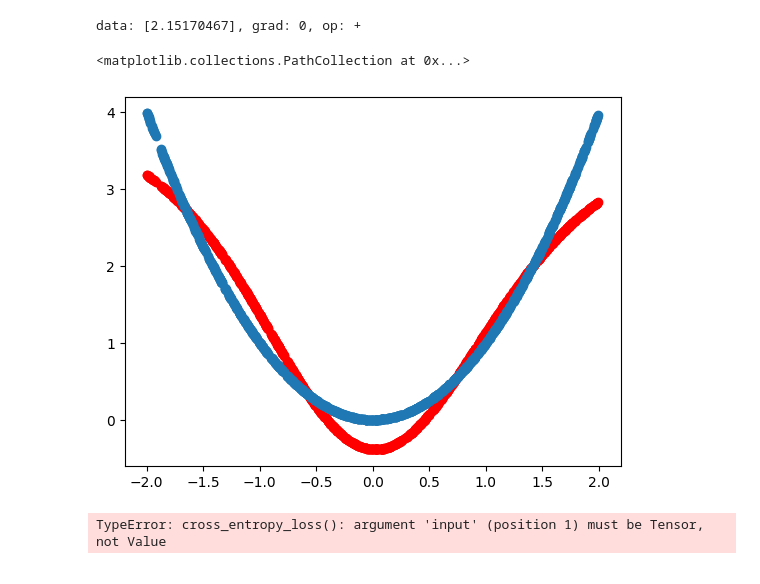
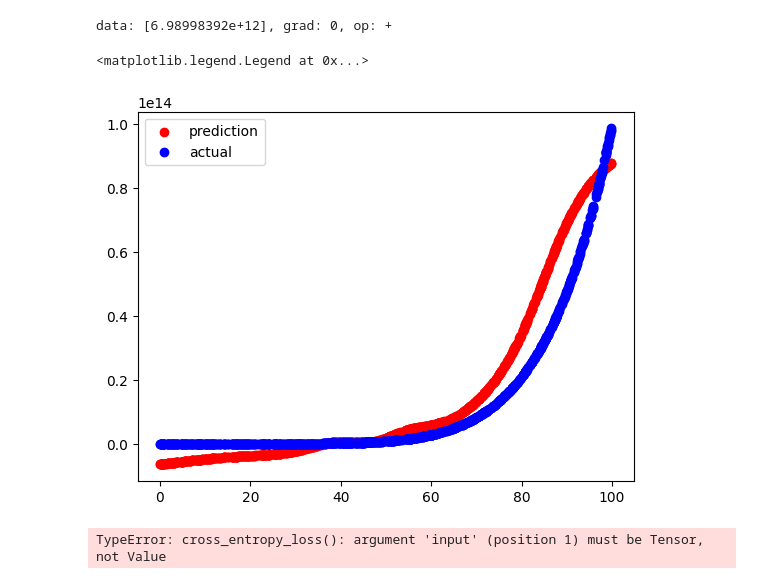
Before and after one commit to noahgsolomon/DeepStar, a Jupyter notebook: nn.ipynb, the cells around one changed output. Drawn from its saved outputs; the diff is of its cells as text; code cells hidden in the pictures.

```diff
--- a/nn.ipynb
+++ b/nn.ipynb
@@ -308,6 +308,7 @@ def draw_dot(root):
   return dot
 # %%
 l1 = Linear(1, 50)
-l2 = Linear(50, 1, nonlinear=False)
+l2 = Linear(50, 25)
+l3 = Linear(25, 1, nonlinear=False)
 
-model = Model([l1, l2])
+model = Model([l1, l2, l3])
@@ -317 +315,7 @@ Y = X**2
+# %%
+X = np.random.uniform(0, 100, 1000)
+Y = X**7+2*X**3
+
+X_norm = (X - np.mean(X)) / np.std(X)
+Y_norm = (Y - np.mean(Y)) / np.std(Y)
 # %%
@@ -335,14 +335,23 @@ draw_dot(loss)
-# %%
-out = model([1.5])
-out
-# %% [output]
-data: [2.15170467], grad: 0, op: +
+# %%
+input_value = 60
+normalized_input = (input_value - np.mean(X)) / np.std(X)
+
+# Making a prediction
+normalized_output = model([normalized_input])
+
+# Denormalizing the output
+denormalized_output = (normalized_output * np.std(Y)) + np.mean(Y)
+
+denormalized_output
+# %% [output]
+data: [6.98998392e+12], grad: 0, op: +
 # %%
-plt.scatter(X, np.array([model([x]).data for x in X]), c='r')
-plt.scatter(X, Y)
+plt.scatter(X, np.array([model([x]).data for x in X_norm]) * np.std(Y) + np.mean(Y), c='r', label='prediction')
+plt.scatter(X, Y, c='b', label='actual')
+plt.legend()
 # %% [output]
-<matplotlib.collections.PathCollection at 0x...>
+<matplotlib.legend.Legend at 0x...>
-[figure, old version]
+[figure, new version]
 # %%
 for _ in (t:=trange(10000)):
     ix = torch.randint(0, X.shape[0], (32,))
```
Also changed, not shown: parts of 2 cells of this notebook.
